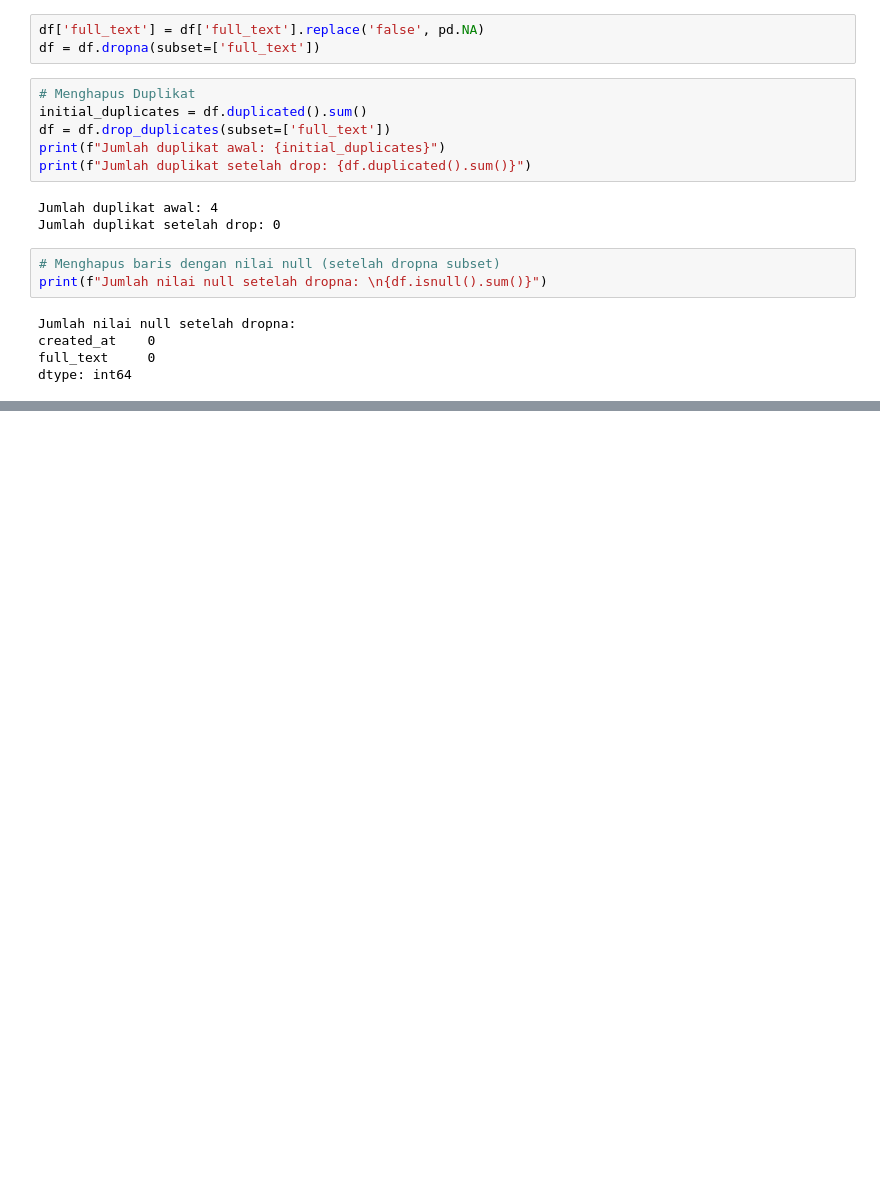
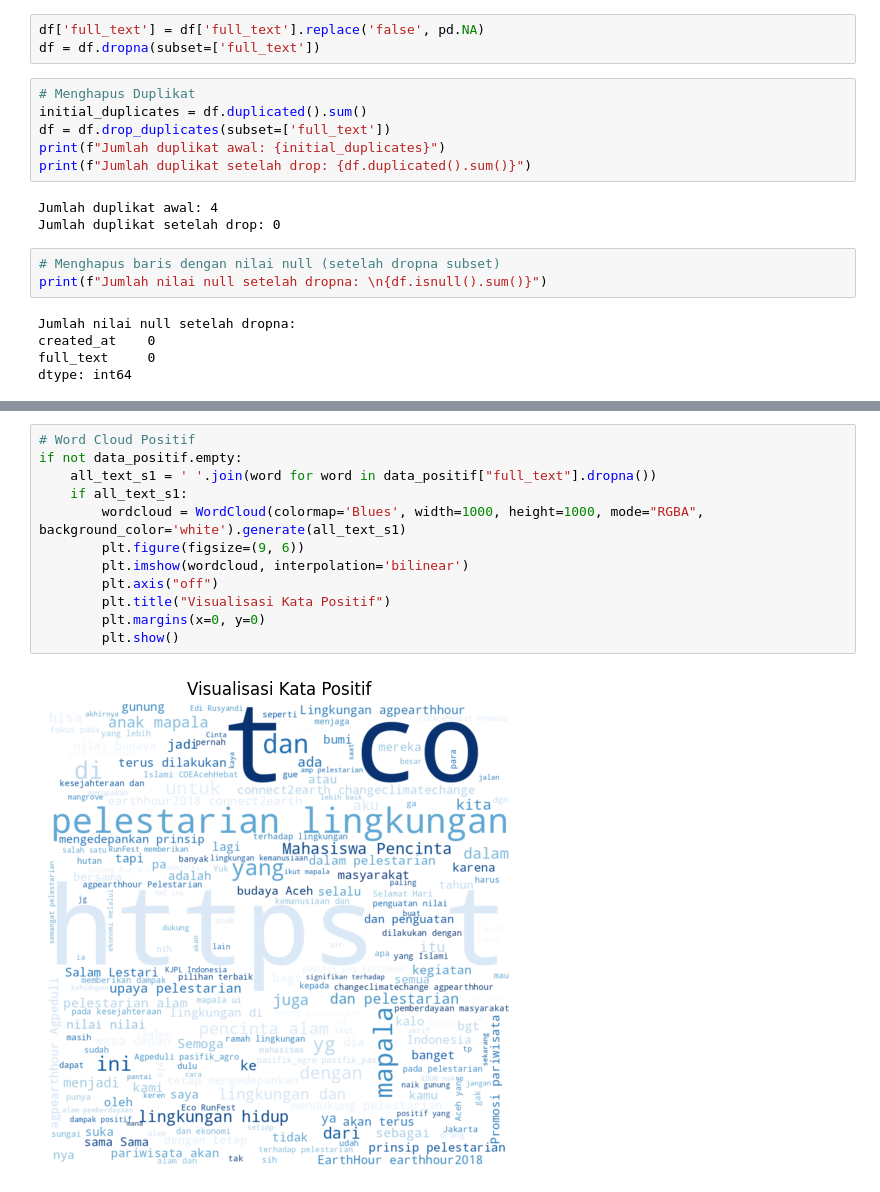
Before and after one commit to tiara070403/seminar, a Jupyter notebook: Salinan_dari_seminar.ipynb, the cells around one changed output, grey strips where cells are left out. Saved outputs shown, nothing was run; the diff lists cells and outputs as text; blank space fills up the shorter version.

```diff
--- a/Salinan_dari_seminar.ipynb
+++ b/Salinan_dari_seminar.ipynb
@@ -350,0 +249,14 @@ conversation_id_str
+# %%
+# Word Cloud Positif
+if not data_positif.empty:
+    all_text_s1 = ' '.join(word for word in data_positif["full_text"].dropna())
+    if all_text_s1:
+        wordcloud = WordCloud(colormap='Blues', width=1000, height=1000, mode="RGBA", background_color='white').generate(all_text_s1)
+        plt.figure(figsize=(9, 6))
+        plt.imshow(wordcloud, interpolation='bilinear')
+        plt.axis("off")
+        plt.title("Visualisasi Kata Positif")
+        plt.margins(x=0, y=0)
+        plt.show()
+# %% [output]
+[figure, added]
```
Also changed, not shown: parts of 22 cells of this notebook.
